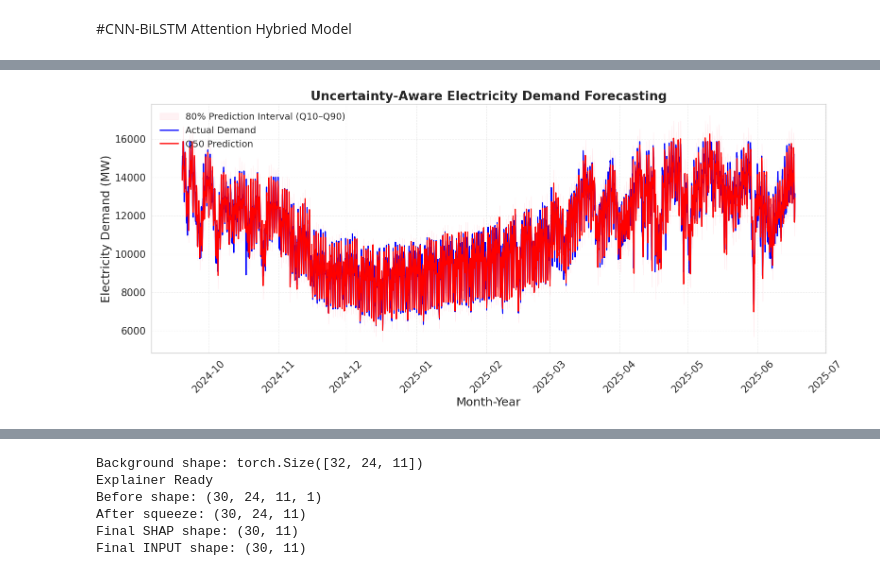
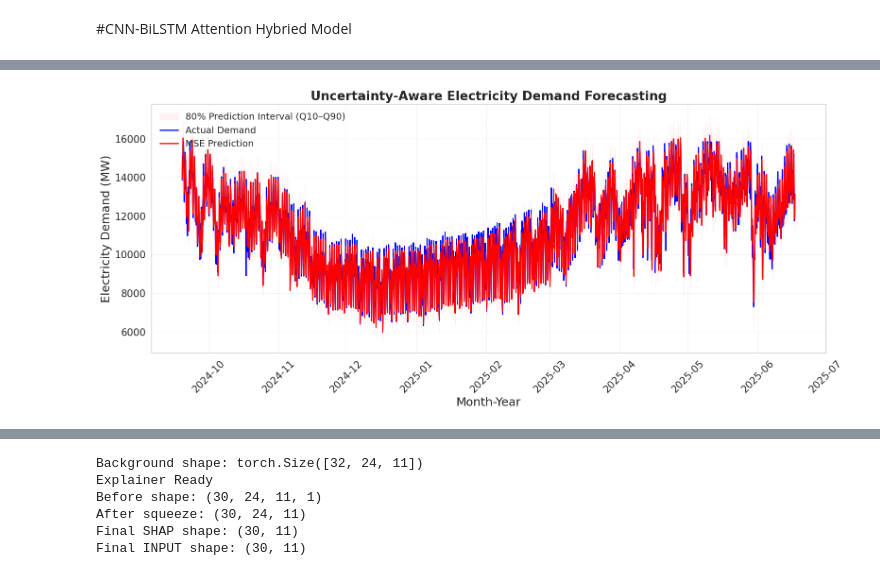
Before and after one commit to Joydas2003/Electrical-Load-Forcasting-Ml, a Jupyter notebook: Machine Learning Based short term Electrical Load Forcasting.ipynb, the cells around one changed output, grey strips where cells are left out. Saved outputs shown, nothing was run; the diff lists cells and outputs as text; code cells hidden in the pictures.

```diff
--- a/Machine Learning Based short term Electrical Load Forcasting.ipynb
+++ b/Machine Learning Based short term Electrical Load Forcasting.ipynb
@@ -1523,0 +1681,10 @@ class HybridModel(nn.Module):
+# %%
+model.load_state_dict(
+    torch.load(
+        "best_model_mse.pt",
+        map_location=device
+    )
+)
+
+model.to(device)
+model.eval()
@@ -1523,0 +1727,8 @@ class HybridModel(nn.Module):
+# %%
+y_true_mse_inv = sy.inverse_transform(
+    y_true_mse.reshape(-1, 1)
+).reshape(-1)
+
+y_pred_mse_inv = sy.inverse_transform(
+    y_pred_mse.reshape(-1, 1)
+).reshape(-1)
@@ -1700,7 +1960,7 @@ for epoch in range(epochs):
 
         torch.save(
             model.state_dict(),
-            "best_model.pt"
+            "best_model_quantile.pt"
         )
 
         counter = 0
@@ -1739,7 +1999,7 @@ for epoch in range(epochs):
         )
 
 model.load_state_dict(
-    torch.load("best_model.pt")
+    torch.load("best_model_quantile.pt")
 )
 
 model.to(device)
@@ -2088,6 +2433,5 @@ plt.close()
 # %%
-# UNCERTAINTY-AWARE QUANTILE FORECASTING
-# 80% Prediction Interval = Q10–Q90
+# FIGURE 3: MSE PREDICTION WITH QUANTILE UNCERTAINTY INTERVAL
 
 time_index = y.iloc[
     train_size + val_size + w:
@@ -2096,9 +2440,7 @@ time_index = y.iloc[
 time_index = pd.to_datetime(time_index)
 
 fig, ax = plt.subplots(figsize=(16, 7))
-# 80% Prediction Interval
-# Q10 = lower bound
-# Q90 = upper bound
+
 ax.fill_between(
     time_index,
     q10,
@@ -2107,7 +2449,6 @@ ax.fill_between(
     label="80% Prediction Interval (Q10–Q90)",
     color="pink"
 )
-# Actual Load
 
 ax.plot(
     time_index,
@@ -2117,17 +2458,13 @@ ax.plot(
     color="blue"
 )
 
-# Q50 Median Prediction
-
 ax.plot(
     time_index,
-    q50,
+    y_pred_mse_inv,
     linewidth=1.8,
-    label="Q50 Prediction",
+    label="MSE Prediction",
     color="red"
 )
-
-# Labels
 
 ax.set_xlabel(
     "Month-Year",
@@ -2144,7 +2481,7 @@ ax.set_title(
     fontsize=19,
     fontweight="bold"
 )
-# X-axis formatting
+
 ax.xaxis.set_major_formatter(
     mdates.DateFormatter("%Y-%m")
 )
@@ -2156,35 +2493,34 @@ ax.tick_params(
 )
 
 plt.xticks(rotation=45)
-# Grid
+
 ax.grid(
     True,
     linestyle="--",
     alpha=0.3
 )
-# Legend
+
 ax.legend(
     fontsize=14,
     loc="upper left",
     frameon=False
 )
 
 plt.tight_layout()
-# Save high-quality figure
 
 plt.savefig(
     "Figure_3_Uncertainty_Aware_Forecasting.png",
     dpi=800,
     bbox_inches="tight"
 )
 
 plt.savefig(
     "Figure_3_Uncertainty_Aware_Forecasting.pdf",
     bbox_inches="tight"
 )
 
 plt.show()
 
 plt.close()
 # %% [output]
-[figure, old version]
+[figure, new version]
```
Also changed, not shown: parts of 58 cells of this notebook.
